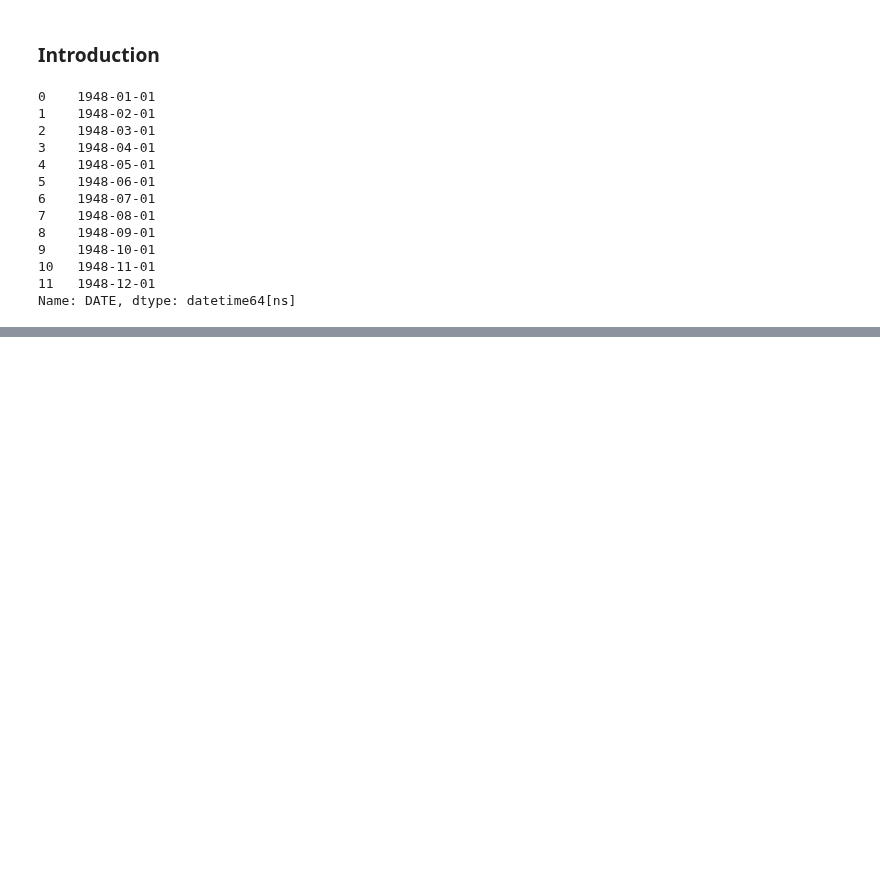
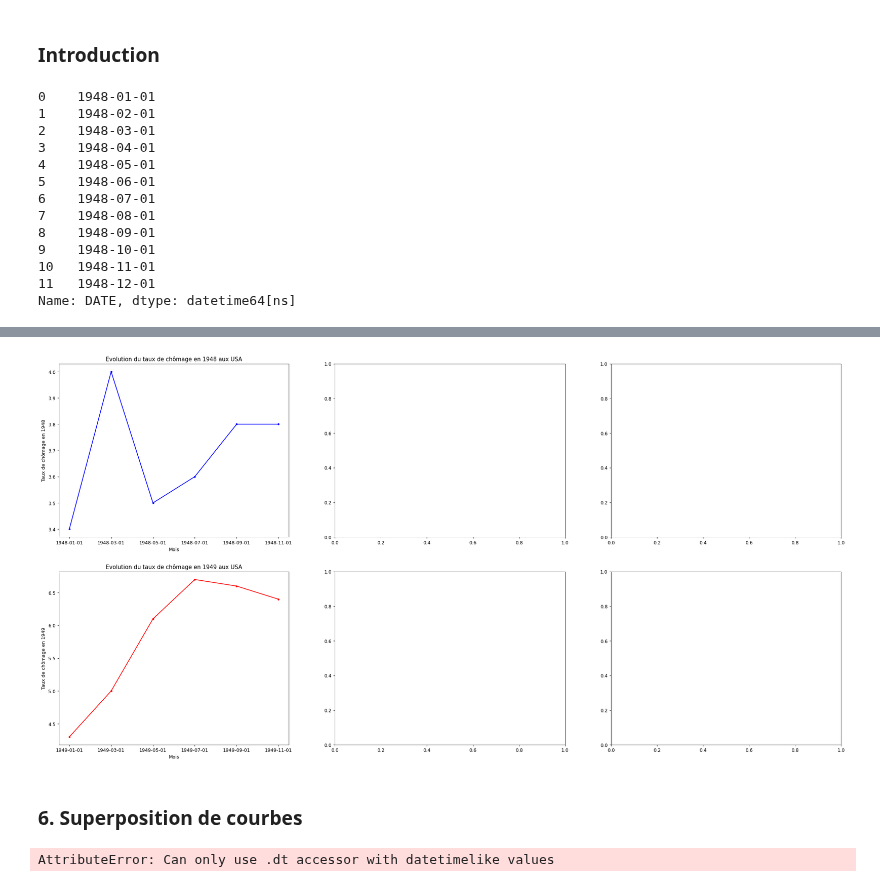
Before and after one commit to LucaPelliccioli/Dev-IA, a Jupyter notebook: brief/brief_matplotlib.ipynb, the cells around one changed output, grey strips where cells are left out. Saved outputs shown, nothing was run; the diff lists cells and outputs as text; code cells hidden in the pictures; blank space fills up the shorter version.

```diff
--- a/brief/brief_matplotlib.ipynb
+++ b/brief/brief_matplotlib.ipynb
@@ -43,0 +97,23 @@ Name: DATE, dtype: datetime64[ns]
+# %%
+fig, axs = plt.subplots(2,3, figsize=(30,15), dpi=90)
+
+axs[0,0].plot(premier_graph_1948["DATE"], premier_graph_1948["UNRATE"], "b.-")
+axs[0,0].set_title("Evolution du taux de chômage en 1948 aux USA")
+axs[0,0].set_ylabel("Taux de chômage en 1948")
+axs[0,0].set_xlabel("Mois")
+
+axs[1,0].plot(date_1949, index_24, "r.-")
+axs[1,0].set_title("Evolution du taux de chômage en 1949 aux USA")
+axs[1,0].set_ylabel("Taux de chômage en 1949")
+axs[1,0].set_xlabel("Mois")
+
+plt.show()
+plt.close()
+# %% [output]
+[figure, added]
+# %% [markdown]
+### 6. Superposition de courbes
+# %%
+unrate['MONTH'] = unrate['DATE'].dt.month
+# %% [output]
+AttributeError: Can only use .dt accessor with datetimelike values
```
Also changed, not shown: parts of 13 cells of this notebook, 3 other files.
